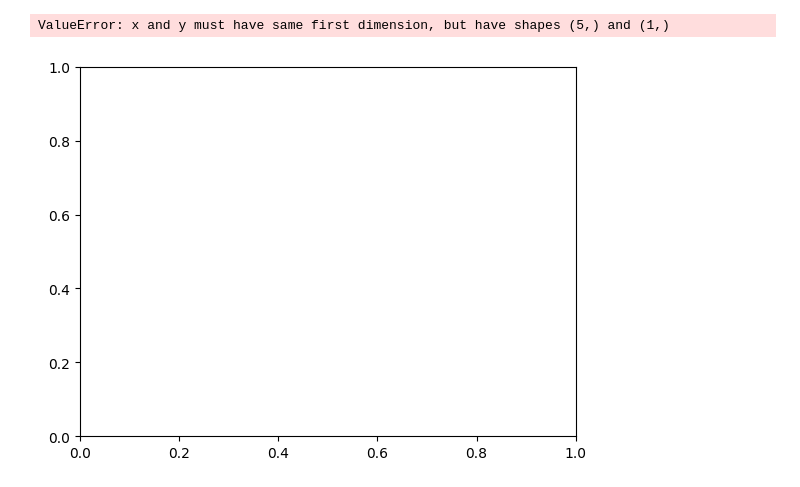
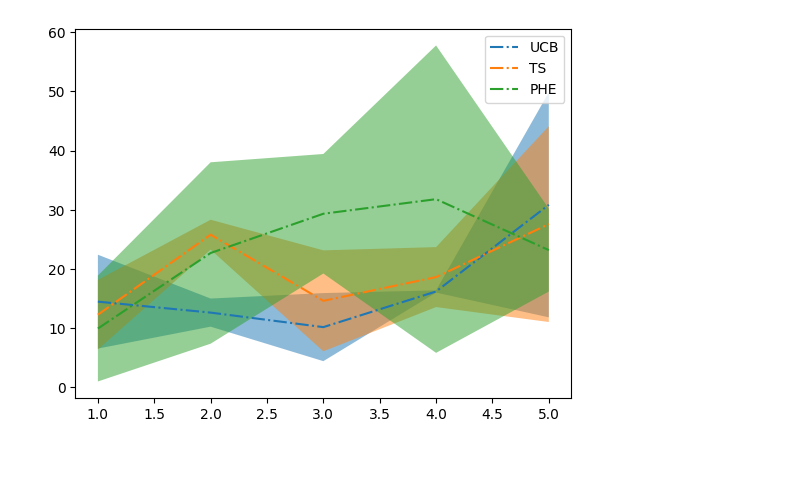
Before and after one commit to duongnhatthang/BOSS, a Jupyter notebook: exp.ipynb, the cells around one changed output. Drawn from its saved outputs; the diff is of its cells as text; code cells hidden in the pictures; blank space fills up the shorter version.

```diff
--- a/exp.ipynb
+++ b/exp.ipynb
@@ -37,7 +37,9 @@ input_dict = {
 # %%
 input_dict["name"] = "UCB"
 input_dict["params_set"] = alpha_set
-best_UCB = eval_multi(input_dict)
-# best_UCB = eval(input_dict)
+if is_multi:
+    best_UCB = eval_multi(input_dict)
+else:
+    best_UCB = eval(input_dict)
 # %% [output]
 UCB Simulation 1, N_gen_ctx=20, d=5, alpha=1.000
@@ -76,7 +48,9 @@ n_revealed = 1, theta=[-0.53613144  0.43838368  0.24839354  0.29529248  0.449772
 # %%
 input_dict["name"] = "TS"
 input_dict["params_set"] = v_set
-best_TS = eval_multi(input_dict)
-# best_TS = eval(input_dict)
+if is_multi:
+    best_TS = eval_multi(input_dict)
+else:
+    best_TS = eval(input_dict)
 # %% [output]
 TS Simulation 1, N_gen_ctx=20, d=5, alpha=1.000
@@ -115,7 +59,9 @@ n_revealed = 1, theta=[ 0.13551783 -0.36623702 -0.02220959  0.51628144  0.349299
 # %%
 input_dict["name"] = "PHE"
 input_dict["params_set"] = alpha_PHE_set
-best_PHE = eval_multi(input_dict)
-# best_PHE = eval(input_dict)
+if is_multi:
+    best_PHE = eval_multi(input_dict)
+else:
+    best_PHE = eval(input_dict)
 # %% [output]
 PHE Simulation 1, N_gen_ctx=20, d=5, alpha=1.000
@@ -154,39 +70,38 @@ n_revealed = 1, theta=[-0.0037507  -0.05694824 -0.046682    0.03406795 -0.172395
 # %%
 if is_multi:
-    mean_UCB = np.mean(best_UCB['regrets'], axis=1)
+    mean_UCB = best_UCB['regrets']
     std_UCB = np.std(mean_UCB, axis=0)
     mean_UCB = np.mean(mean_UCB, axis=0)
-    mean_TS = np.mean(best_TS['regrets'], axis=1)
+    mean_TS = best_TS['regrets']
     std_TS = np.std(mean_TS, axis=0)
     mean_TS = np.mean(mean_TS, axis=0)
-    mean_PHE = np.mean(best_PHE['regrets'], axis=1)
+    mean_PHE = best_PHE['regrets']
     std_PHE = np.std(mean_PHE, axis=0)
     mean_PHE = np.mean(mean_PHE, axis=0)
 
     plt.plot(np.arange(1,n_task+1), mean_UCB, '-.', label='UCB')
     plt.fill_between(np.arange(1,n_task+1), mean_UCB-std_UCB, mean_UCB+std_UCB, alpha=0.5)
     plt.plot(np.arange(1,n_task+1), mean_TS, '-.', label='TS')
     plt.fill_between(np.arange(1,n_task+1), mean_TS-std_TS, mean_TS+std_TS, alpha=0.5)
     plt.plot(np.arange(1,n_task+1), mean_PHE, '-.', label='PHE')
     plt.fill_between(np.arange(1,n_task+1), mean_PHE-std_PHE, mean_PHE+std_PHE, alpha=0.5)
 else:
     mean_UCB = np.mean(best_UCB['regrets'], axis=0)
     std_UCB = np.std(best_UCB['regrets'], axis=0)
     mean_TS = np.mean(best_TS['regrets'], axis=0)
     std_TS = np.std(best_TS['regrets'], axis=0)
     mean_PHE = np.mean(best_PHE['regrets'], axis=0)
     std_PHE = np.std(best_PHE['regrets'], axis=0)
 
     plt.plot(np.arange(1,T+1), mean_UCB, '-.', label='UCB')
     plt.fill_between(np.arange(1,T+1), mean_UCB-std_UCB, mean_UCB+std_UCB, alpha=0.5)
     plt.plot(np.arange(1,T+1), mean_TS, '-.', label='TS')
     plt.fill_between(np.arange(1,T+1), mean_TS-std_TS, mean_TS+std_TS, alpha=0.5)
     plt.plot(np.arange(1,T+1), mean_PHE, '-.', label='PHE')
     plt.fill_between(np.arange(1,T+1), mean_PHE-std_PHE, mean_PHE+std_PHE, alpha=0.5)
 
 plt.legend()
 plt.show()
 plt.close()
 # %% [output]
-ValueError: x and y must have same first dimension, but have shapes (5,) and (1,)
-[figure, old version]
+[figure, new version]
```
Also changed, not shown: parts of 3 cells of this notebook, 1 other file.
